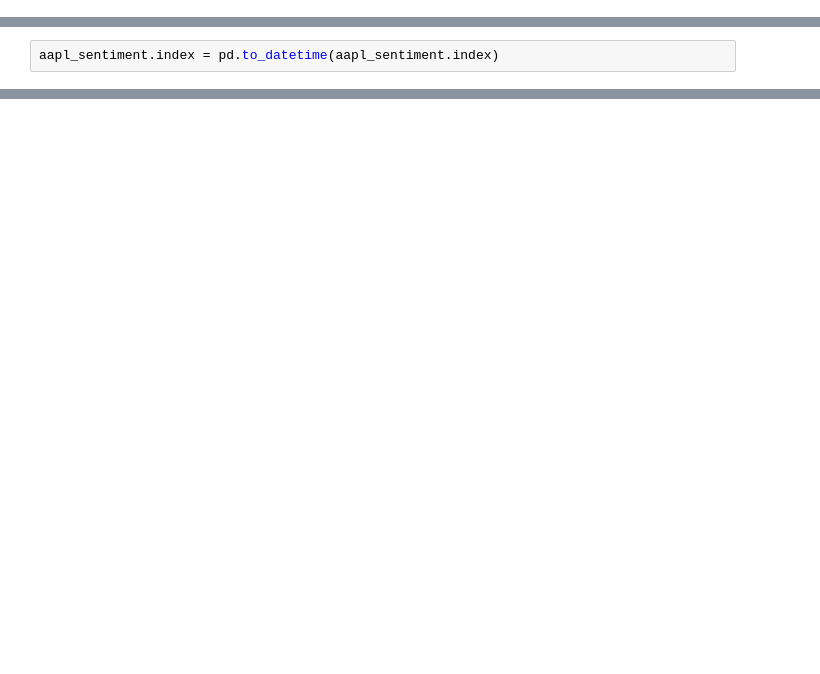
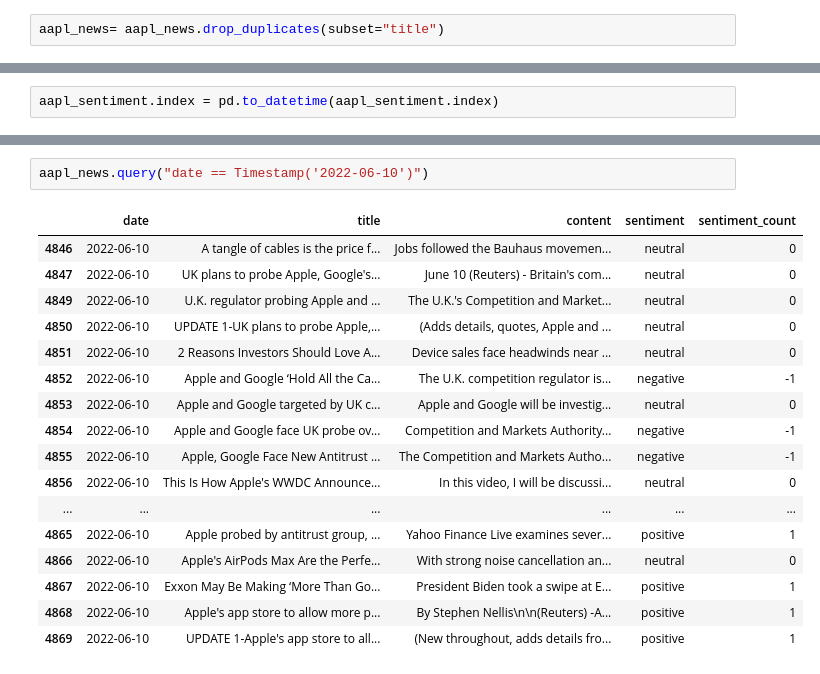
Before and after one commit to sabrinasartori/itau-quant-challenge, a Jupyter notebook: notebooks/finbert/02-price_data_analysis.ipynb, the cells around one changed output, grey strips where cells are left out. Drawn from its saved outputs; the diff is of its cells as text; blank space fills up the shorter version.

```diff
--- a/notebooks/finbert/02-price_data_analysis.ipynb
+++ b/notebooks/finbert/02-price_data_analysis.ipynb
@@ -68,3 +82,5 @@ aapl_news
+# %%
+aapl_news= aapl_news.drop_duplicates(subset="title")
 # %%
 aapl_sentiment.plot()
 # %% [output]
@@ -99,0 +262,20 @@ plt.show()
+# %%
+aapl_news.query("date == Timestamp('2022-06-10')")
+# %% [output]
+|  | date | title | content | sentiment | sentiment_count |
+| 4846 | 2022-06-10 | A tangle of cables is the price f... | Jobs followed the Bauhaus movemen... | neutral | 0 |
+| 4847 | 2022-06-10 | UK plans to probe Apple, Google's... | June 10 (Reuters) - Britain's com... | neutral | 0 |
+| 4849 | 2022-06-10 | U.K. regulator probing Apple and ... | The U.K.'s Competition and Market... | neutral | 0 |
+| 4850 | 2022-06-10 | UPDATE 1-UK plans to probe Apple,... | (Adds details, quotes, Apple and ... | neutral | 0 |
+| 4851 | 2022-06-10 | 2 Reasons Investors Should Love A... | Device sales face headwinds near ... | neutral | 0 |
+| 4852 | 2022-06-10 | Apple and Google ‘Hold All the Ca... | The U.K. competition regulator is... | negative | -1 |
+| 4853 | 2022-06-10 | Apple and Google targeted by UK c... | Apple and Google will be investig... | neutral | 0 |
+| 4854 | 2022-06-10 | Apple and Google face UK probe ov... | Competition and Markets Authority... | negative | -1 |
+| 4855 | 2022-06-10 | Apple, Google Face New Antitrust ... | The Competition and Markets Autho... | negative | -1 |
+| 4856 | 2022-06-10 | This Is How Apple's WWDC Announce... | In this video, I will be discussi... | neutral | 0 |
+| ... | ... | ... | ... | ... | ... |
+| 4865 | 2022-06-10 | Apple probed by antitrust group, ... | Yahoo Finance Live examines sever... | positive | 1 |
+| 4866 | 2022-06-10 | Apple's AirPods Max Are the Perfe... | With strong noise cancellation an... | neutral | 0 |
+| 4867 | 2022-06-10 | Exxon May Be Making ‘More Than Go... | President Biden took a swipe at E... | positive | 1 |
+| 4868 | 2022-06-10 | Apple's app store to allow more p... | By Stephen Nellis\n\n(Reuters) -A... | positive | 1 |
+| 4869 | 2022-06-10 | UPDATE 1-Apple's app store to all... | (New throughout, adds details fro... | positive | 1 |
```
Also changed, not shown: parts of 34 cells of this notebook.
